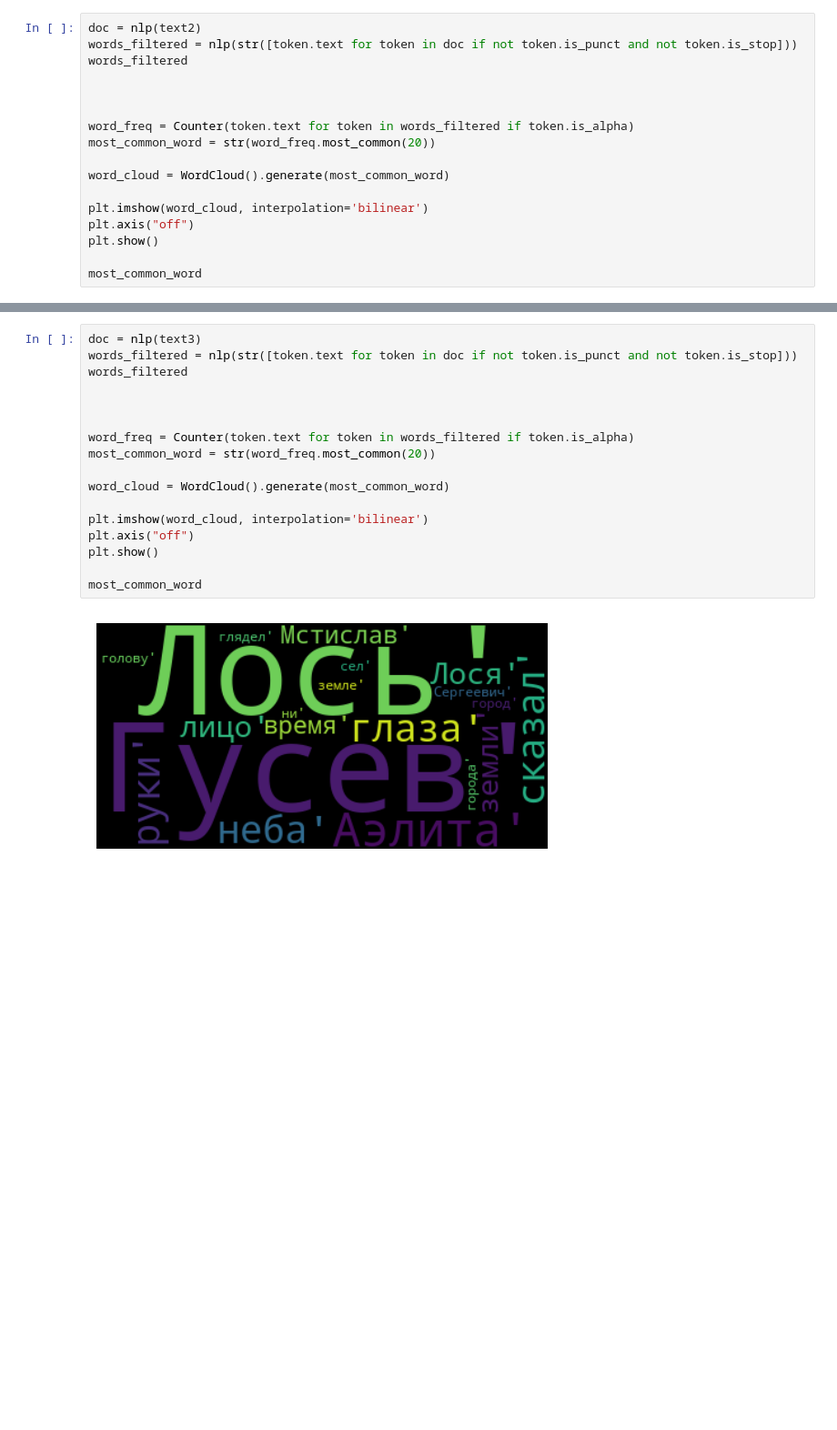
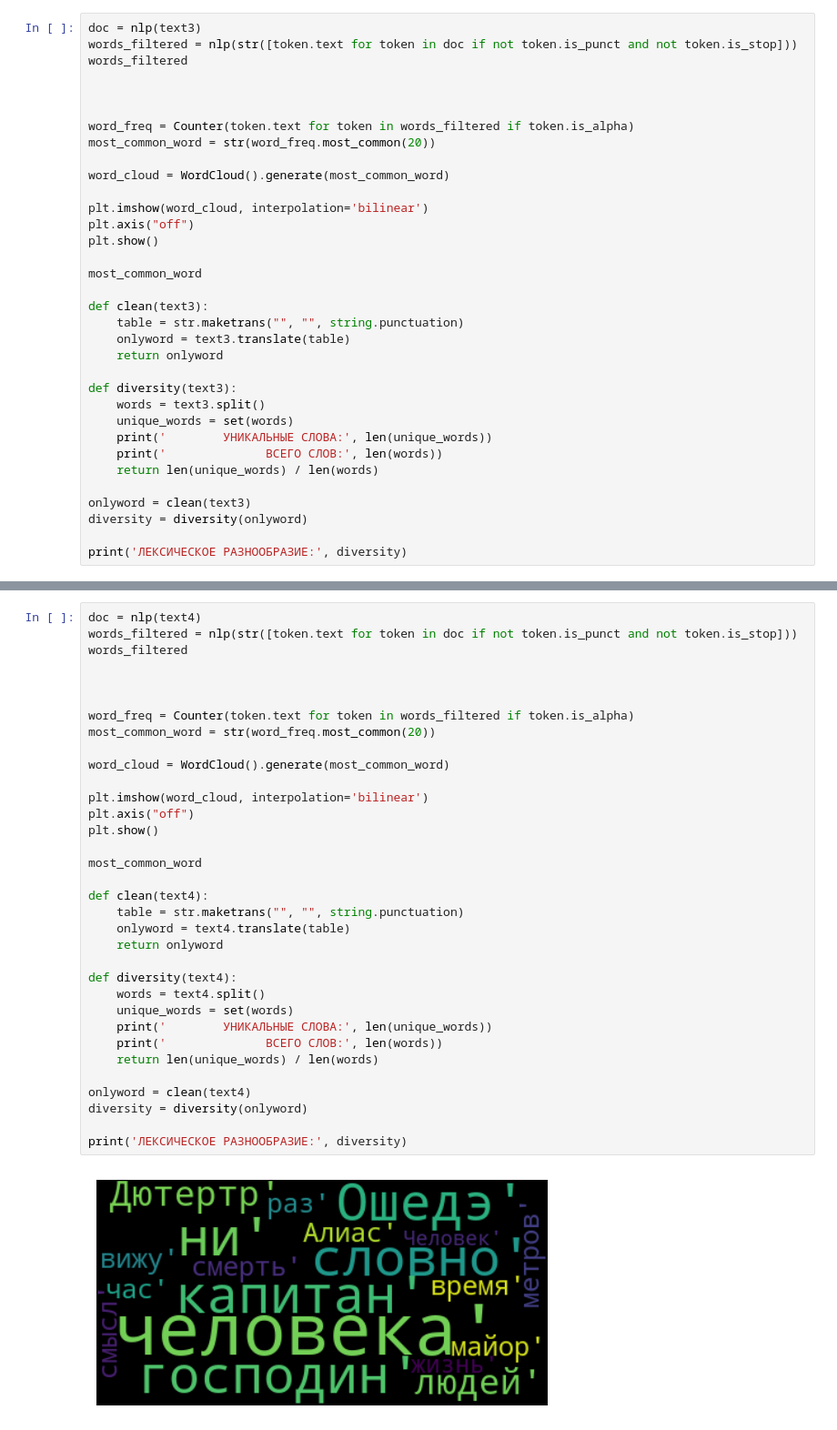
Before and after one commit to jenchyrik/SchoolXRepositry, a Jupyter notebook: hw2510/vasilenko2510hw.ipynb, the cells around one changed output, grey strips where cells are left out. Shown at 91% size. Drawn from its saved outputs; the diff is of its cells as text; blank space fills up the shorter version.

```diff
--- a/hw2510/vasilenko2510hw.ipynb
+++ b/hw2510/vasilenko2510hw.ipynb
@@ -58,5 +119,5 @@ most_common_word
 # %%
-doc = nlp(text2)
+doc = nlp(text3)
 words_filtered = nlp(str([token.text for token in doc if not token.is_punct and not token.is_stop]))
 words_filtered
 
@@ -72,4 +133,21 @@ plt.axis("off")
 plt.show()
 
 most_common_word
+
+def clean(text3):
+    table = str.maketrans("", "", string.punctuation)
+    onlyword = text3.translate(table)
+    return onlyword
+
+def diversity(text3):
+    words = text3.split()
+    unique_words = set(words)
+    print('        УНИКАЛЬНЫЕ СЛОВА:', len(unique_words))
+    print('              ВСЕГО СЛОВ:', len(words))
+    return len(unique_words) / len(words)
+
+onlyword = clean(text3)
+diversity = diversity(onlyword)
+
+print('ЛЕКСИЧЕСКОЕ РАЗНООБРАЗИЕ:', diversity)
 # %% [output]
@@ -78,19 +158,36 @@ most_common_word
 # %%
-doc = nlp(text3)
+doc = nlp(text4)
 words_filtered = nlp(str([token.text for token in doc if not token.is_punct and not token.is_stop]))
 words_filtered
 
 
 
 word_freq = Counter(token.text for token in words_filtered if token.is_alpha)
 most_common_word = str(word_freq.most_common(20))
 
 word_cloud = WordCloud().generate(most_common_word)
 
 plt.imshow(word_cloud, interpolation='bilinear')
 plt.axis("off")
 plt.show()
 
 most_common_word
+
+def clean(text4):
+    table = str.maketrans("", "", string.punctuation)
+    onlyword = text4.translate(table)
+    return onlyword
+
+def diversity(text4):
+    words = text4.split()
+    unique_words = set(words)
+    print('        УНИКАЛЬНЫЕ СЛОВА:', len(unique_words))
+    print('              ВСЕГО СЛОВ:', len(words))
+    return len(unique_words) / len(words)
+
+onlyword = clean(text4)
+diversity = diversity(onlyword)
+
+print('ЛЕКСИЧЕСКОЕ РАЗНООБРАЗИЕ:', diversity)
 # %% [output]
-[figure, old version]
+[figure, new version]
```
Also changed, not shown: parts of 10 cells of this notebook, 7 other files.
